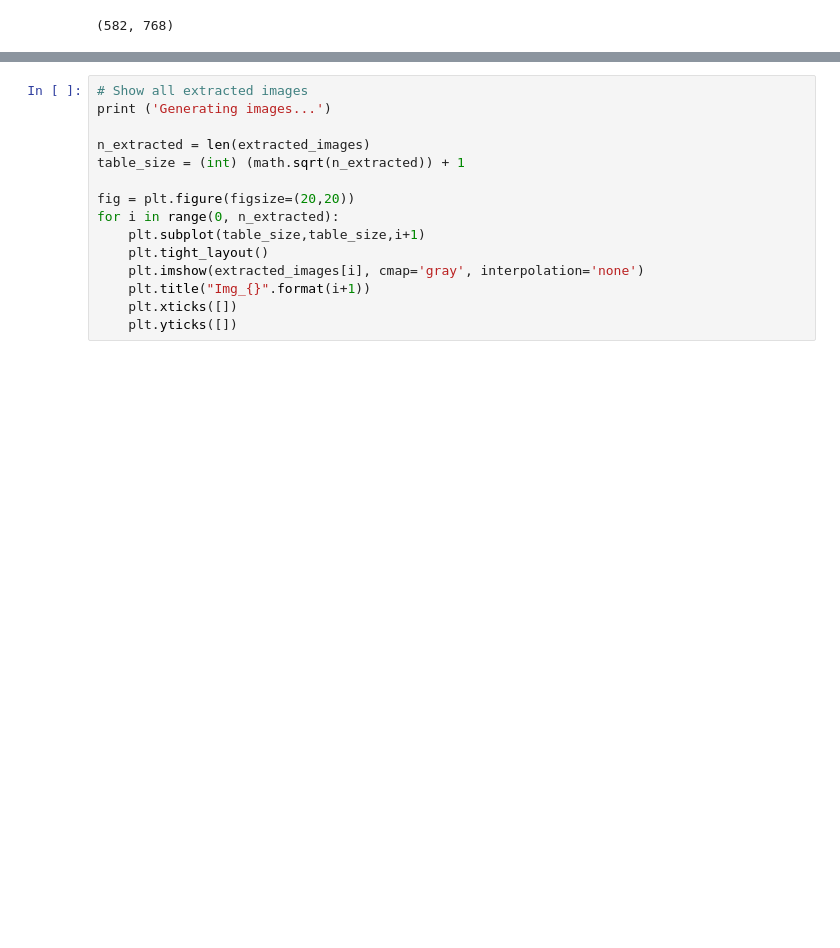
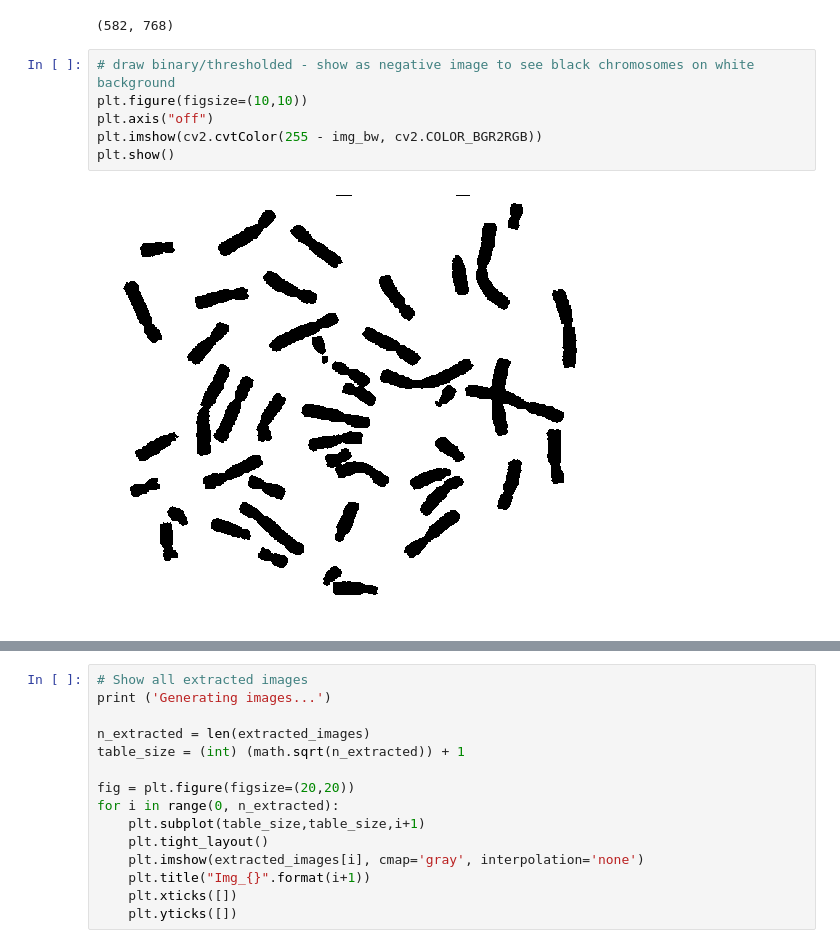
Before and after one commit to lspevak/ml-samples, a Jupyter notebook: ml_chromosome_extraction.ipynb, the cells around one changed output, grey strips where cells are left out. Drawn from its saved outputs; the diff is of its cells as text; blank space fills up the shorter version.

```diff
--- a/ml_chromosome_extraction.ipynb
+++ b/ml_chromosome_extraction.ipynb
@@ -53,4 +57,12 @@ ret, img_bw = cv2.threshold(img_gray, 128, 255, cv2.THRESH_BINARY_INV + cv2.THRE
 img_bw.shape
 # %% [output]
 (582, 768)
+# %%
+# draw binary/thresholded - show as negative image to see black chromosomes on white background
+plt.figure(figsize=(10,10))
+plt.axis("off")
+plt.imshow(cv2.cvtColor(255 - img_bw, cv2.COLOR_BGR2RGB))
+plt.show()
+# %% [output]
+[figure, added]
 # %%
```
Also changed, not shown: parts of 9 cells of this notebook, 5 other files.
